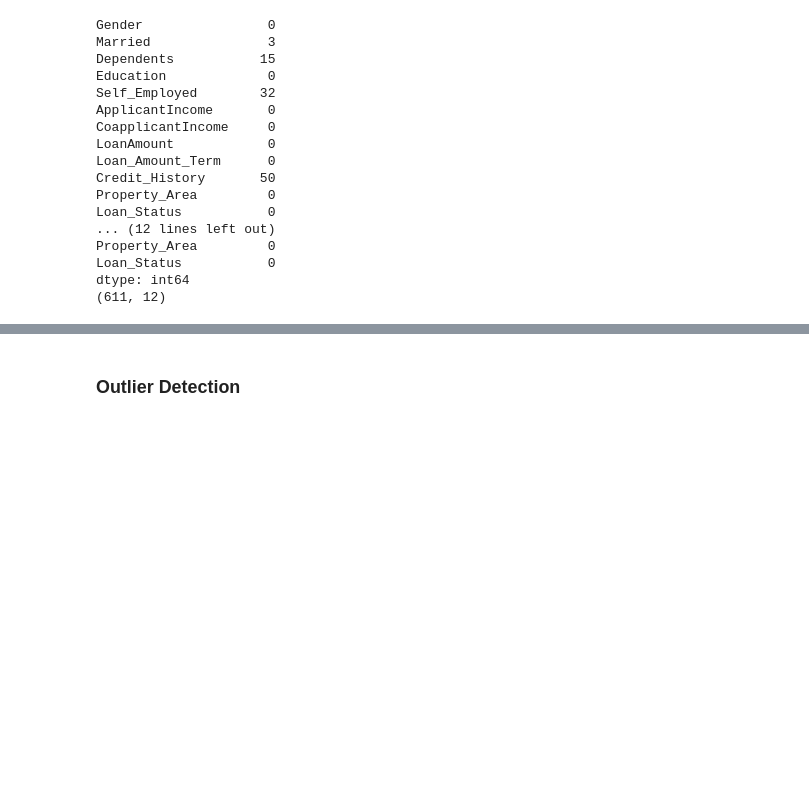
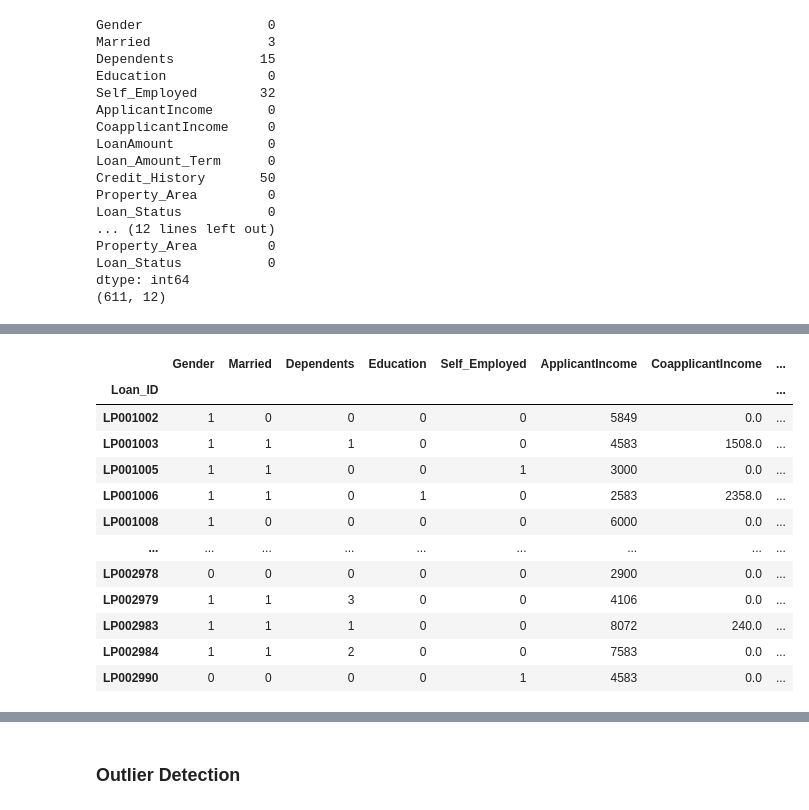
Before and after one commit to PerfectionistAF/Loan-Prediction, a Jupyter notebook: our work/to submit.ipynb, the cells around one changed output, grey strips where cells are left out. Saved outputs shown, nothing was run; the diff lists cells and outputs as text; code cells hidden in the pictures; blank space fills up the shorter version.

```diff
--- a/our work/to submit.ipynb
+++ b/our work/to submit.ipynb
@@ -380,0 +383,70 @@ dtype: int64
+# %%
+# Dependents: knn
+# Self-Employed: knn
+# Credit_History: knn
+
+
+# KNN (after discretization and normalization as discussed in the comments)
+
+# To find KNN between gender and loan_status, first use encoding to convert all categoric data into numeric data
+from sklearn.preprocessing import LabelEncoder
+
+label_encoder = LabelEncoder()
+genderlabels = label_encoder.fit_transform(TrainData['Gender'])
+dependentslabels = label_encoder.fit_transform(TrainData['Dependents'])
+selfemployedlabels = label_encoder.fit_transform(TrainData['Self_Employed'])
+credithistorylabels = label_encoder.fit_transform(TrainData['Credit_History'])
+marriedlabels = label_encoder.fit_transform(TrainData['Married'])
+educationlabels = label_encoder.fit_transform(TrainData['Education'])
+propertylabels = label_encoder.fit_transform(TrainData['Property_Area'])
+loanstatuslabels = label_encoder.fit_transform(TrainData['Loan_Status'])
+
+
+unique = np.unique(genderlabels)
+print("Gender labels: ", unique)
+print(list(set(TrainData['Gender'])))
+
+unique = np.unique(dependentslabels)
+print("Dependents labels: ", unique)
+print(list(set(TrainData['Dependents'])))
+
+unique = np.unique(selfemployedlabels)
+print("Self_Employed labels: ", unique)
+print(list(set(TrainData['Self_Employed'])))
+
+unique = np.unique(credithistorylabels)
+print("Credit_History labels: ", unique)
+print(list(set(TrainData['Credit_History'])))
+
+unique = np.unique(marriedlabels)
+print("Married labels: ", unique)
+print(list(set(TrainData['Married'])))
+
+unique = np.unique(educationlabels)
+print("Education labels: ", unique)
+print(list(set(TrainData['Education'])))
+
+unique = np.unique(propertylabels)
+print("Property_Area labels: ", unique)
+print(list(set(TrainData['Property_Area'])))
+
+unique = np.unique(loanstatuslabels)
+print("Loan_Status labels: ", unique)
+print(list(set(TrainData['Loan_Status'])))
+
+
+#Add to numeric table
+TrainData_encoded = TrainData.copy()
+TrainData_encoded['Gender'] = genderlabels
+TrainData_encoded['Dependents'] = dependentslabels
+TrainData_encoded['Self_Employed'] = selfemployedlabels
+TrainData_encoded['Credit_History'] = credithistorylabels
+TrainData_encoded['Married'] = marriedlabels
+TrainData_encoded['Education'] = educationlabels
+TrainData_encoded['Property_Area'] = propertylabels
+TrainData_encoded['Loan_Status'] = loanstatuslabels
+
+
+
+TrainData_encoded
+# %% [output]
@@ -380,0 +469,13 @@ dtype: int64
+|  | Gender | Married | Dependents | Education | Self_Employed | ApplicantIncome | CoapplicantIncome | ... |
+| Loan_ID |  |  |  |  |  |  |  | ... |
+| LP001002 | 1 | 0 | 0 | 0 | 0 | 5849 | 0.0 | ... |
+| LP001003 | 1 | 1 | 1 | 0 | 0 | 4583 | 1508.0 | ... |
+| LP001005 | 1 | 1 | 0 | 0 | 1 | 3000 | 0.0 | ... |
+| LP001006 | 1 | 1 | 0 | 1 | 0 | 2583 | 2358.0 | ... |
+| LP001008 | 1 | 0 | 0 | 0 | 0 | 6000 | 0.0 | ... |
+| ... | ... | ... | ... | ... | ... | ... | ... | ... |
+| LP002978 | 0 | 0 | 0 | 0 | 0 | 2900 | 0.0 | ... |
+| LP002979 | 1 | 1 | 3 | 0 | 0 | 4106 | 0.0 | ... |
+| LP002983 | 1 | 1 | 1 | 0 | 0 | 8072 | 240.0 | ... |
+| LP002984 | 1 | 1 | 2 | 0 | 0 | 7583 | 0.0 | ... |
+| LP002990 | 0 | 0 | 0 | 0 | 1 | 4583 | 0.0 | ... |
```
Also changed, not shown: parts of 9 cells of this notebook, 1 other file.
